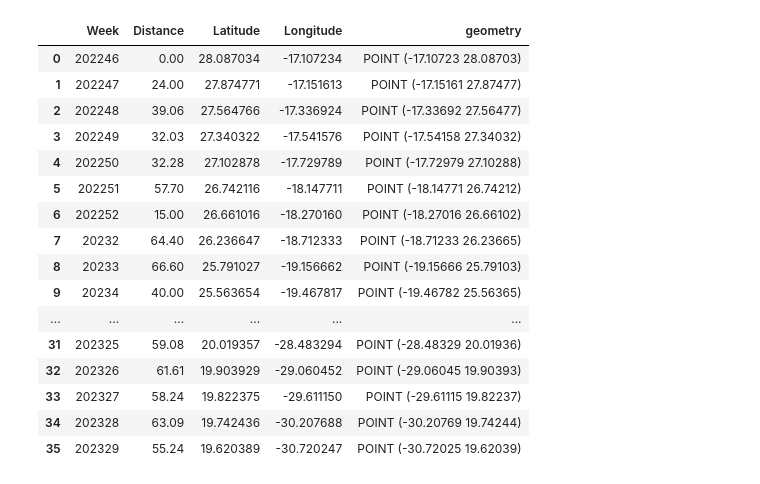
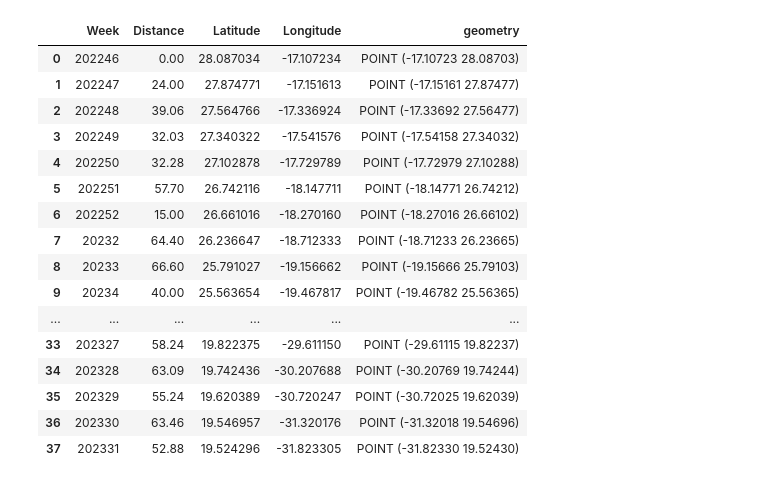
Before and after one commit to AIREW4VE/Atlantic2025, a Jupyter notebook: assets/Python/DashBoardGraphs.ipynb, the cells around one changed output. Cells and saved outputs as stored; diff of their text form; code cells hidden in the pictures.

```diff
--- a/assets/Python/DashBoardGraphs.ipynb
+++ b/assets/Python/DashBoardGraphs.ipynb
@@ -35,25 +35,25 @@ plt.show()
 # %%
-geo_location_data =pd.read_excel(r"C:\Users\JakeStill\OneDrive - Zest Eco Ltd\Documents\Atlantic2025\assets\TrainingData\TrainingBlogTimeLapse.xlsx",sheet_name='WeeklyTotalsCoords')
+geo_location_data =pd.read_excel(r"C:\Users\jake\Documents\AtlanticCampaignGitHub\Atlantic2025\assets\TrainingData\TrainingBlogTimeLapse.xlsx",sheet_name='WeeklyTotalsCoords')
 geo_location_data = gpd.GeoDataFrame(geo_location_data,geometry=gpd.points_from_xy(geo_location_data['Longitude'],geo_location_data['Latitude']),crs='epsg:4326')
 geo_location_data
 # %% [output]
 |  | Week | Distance | Latitude | Longitude | geometry |
 | 0 | 202246 | 0.00 | 28.087034 | -17.107234 | POINT (-17.10723 28.08703) |
 | 1 | 202247 | 24.00 | 27.874771 | -17.151613 | POINT (-17.15161 27.87477) |
 | 2 | 202248 | 39.06 | 27.564766 | -17.336924 | POINT (-17.33692 27.56477) |
 | 3 | 202249 | 32.03 | 27.340322 | -17.541576 | POINT (-17.54158 27.34032) |
 | 4 | 202250 | 32.28 | 27.102878 | -17.729789 | POINT (-17.72979 27.10288) |
 | 5 | 202251 | 57.70 | 26.742116 | -18.147711 | POINT (-18.14771 26.74212) |
 | 6 | 202252 | 15.00 | 26.661016 | -18.270160 | POINT (-18.27016 26.66102) |
 | 7 | 20232 | 64.40 | 26.236647 | -18.712333 | POINT (-18.71233 26.23665) |
 | 8 | 20233 | 66.60 | 25.791027 | -19.156662 | POINT (-19.15666 25.79103) |
 | 9 | 20234 | 40.00 | 25.563654 | -19.467817 | POINT (-19.46782 25.56365) |
 | ... | ... | ... | ... | ... | ... |
-| 31 | 202325 | 59.08 | 20.019357 | -28.483294 | POINT (-28.48329 20.01936) |
-| 32 | 202326 | 61.61 | 19.903929 | -29.060452 | POINT (-29.06045 19.90393) |
 | 33 | 202327 | 58.24 | 19.822375 | -29.611150 | POINT (-29.61115 19.82237) |
 | 34 | 202328 | 63.09 | 19.742436 | -30.207688 | POINT (-30.20769 19.74244) |
 | 35 | 202329 | 55.24 | 19.620389 | -30.720247 | POINT (-30.72025 19.62039) |
+| 36 | 202330 | 63.46 | 19.546957 | -31.320176 | POINT (-31.32018 19.54696) |
+| 37 | 202331 | 52.88 | 19.524296 | -31.823305 | POINT (-31.82330 19.52430) |
 # %%
 atlantic = folium.Map(location = [22.9619825306386, -41.243511983153894],
                                         zoom_start = 5)
```
Also changed, not shown: parts of 4 cells of this notebook, 18 other files.
